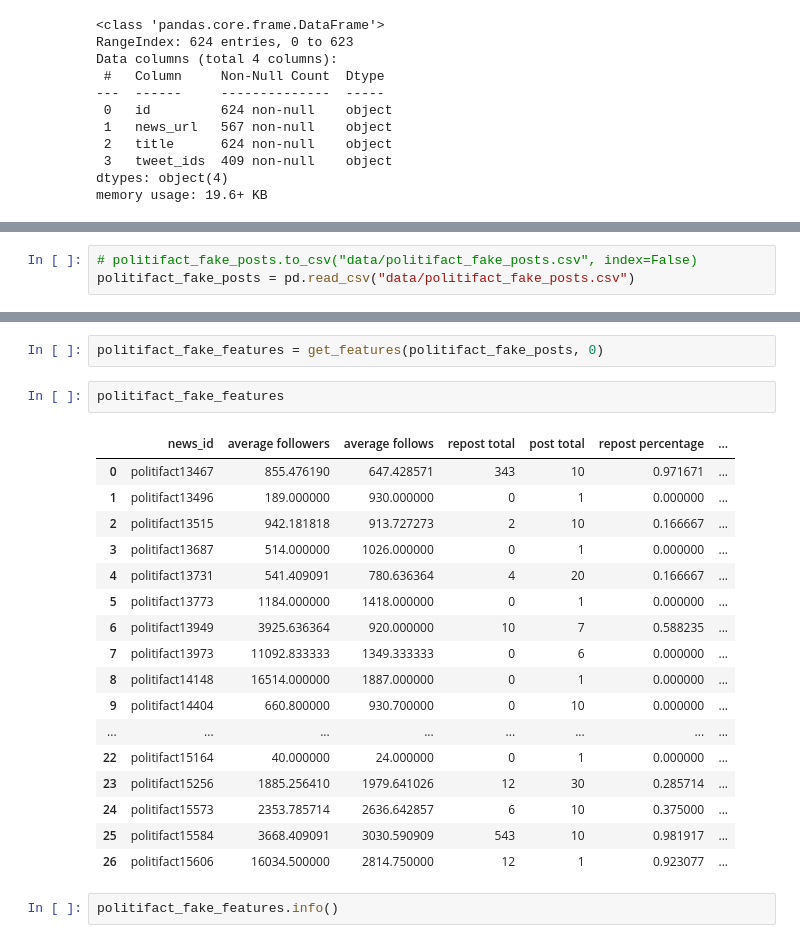
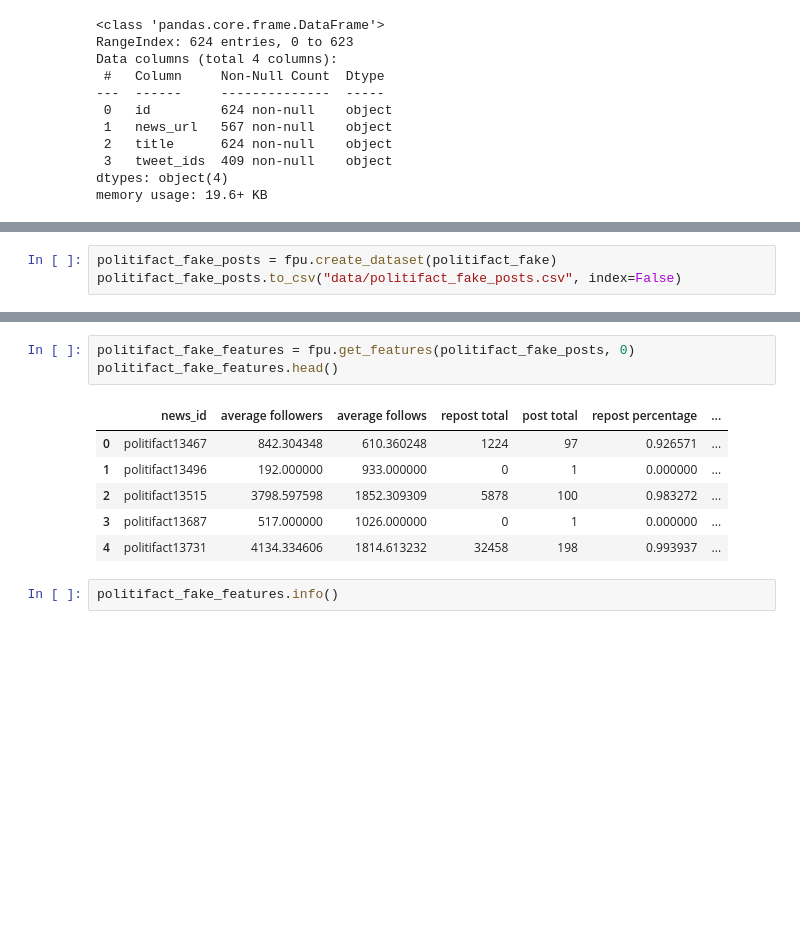
Before and after one commit to celdot/fake_news_bsky_detector, a Jupyter notebook: historical_features_pipeline.ipynb, the cells around one changed output, grey strips where cells are left out. Drawn from its saved outputs; the diff is of its cells as text; blank space fills up the shorter version.

Commit message:
create datasets with more posts

```diff
--- a/historical_features_pipeline.ipynb
+++ b/historical_features_pipeline.ipynb
@@ -185,3 +54,3 @@ memory usage: 19.6+ KB
 # %%
-# politifact_fake_posts.to_csv("data/politifact_fake_posts.csv", index=False)
-politifact_fake_posts = pd.read_csv("data/politifact_fake_posts.csv")
+politifact_fake_posts = fpu.create_dataset(politifact_fake)
+politifact_fake_posts.to_csv("data/politifact_fake_posts.csv", index=False)
@@ -302,25 +57,13 @@ def get_features(dataframe, label):
 # %%
-politifact_fake_features = get_features(politifact_fake_posts, 0)
+politifact_fake_features = fpu.get_features(politifact_fake_posts, 0)
+politifact_fake_features.head()
+# %% [output]
+|  | news_id | average followers | average follows | repost total | post total | repost percentage | ... |
+| 0 | politifact13467 | 842.304348 | 610.360248 | 1224 | 97 | 0.926571 | ... |
+| 1 | politifact13496 | 192.000000 | 933.000000 | 0 | 1 | 0.000000 | ... |
+| 2 | politifact13515 | 3798.597598 | 1852.309309 | 5878 | 100 | 0.983272 | ... |
+| 3 | politifact13687 | 517.000000 | 1026.000000 | 0 | 1 | 0.000000 | ... |
+| 4 | politifact13731 | 4134.334606 | 1814.613232 | 32458 | 198 | 0.993937 | ... |
-# %%
-politifact_fake_features
-# %% [output]
-|  | news_id | average followers | average follows | repost total | post total | repost percentage | ... |
-| 0 | politifact13467 | 855.476190 | 647.428571 | 343 | 10 | 0.971671 | ... |
-| 1 | politifact13496 | 189.000000 | 930.000000 | 0 | 1 | 0.000000 | ... |
-| 2 | politifact13515 | 942.181818 | 913.727273 | 2 | 10 | 0.166667 | ... |
-| 3 | politifact13687 | 514.000000 | 1026.000000 | 0 | 1 | 0.000000 | ... |
-| 4 | politifact13731 | 541.409091 | 780.636364 | 4 | 20 | 0.166667 | ... |
-| 5 | politifact13773 | 1184.000000 | 1418.000000 | 0 | 1 | 0.000000 | ... |
-| 6 | politifact13949 | 3925.636364 | 920.000000 | 10 | 7 | 0.588235 | ... |
-| 7 | politifact13973 | 11092.833333 | 1349.333333 | 0 | 6 | 0.000000 | ... |
-| 8 | politifact14148 | 16514.000000 | 1887.000000 | 0 | 1 | 0.000000 | ... |
-| 9 | politifact14404 | 660.800000 | 930.700000 | 0 | 10 | 0.000000 | ... |
-| ... | ... | ... | ... | ... | ... | ... | ... |
-| 22 | politifact15164 | 40.000000 | 24.000000 | 0 | 1 | 0.000000 | ... |
-| 23 | politifact15256 | 1885.256410 | 1979.641026 | 12 | 30 | 0.285714 | ... |
-| 24 | politifact15573 | 2353.785714 | 2636.642857 | 6 | 10 | 0.375000 | ... |
-| 25 | politifact15584 | 3668.409091 | 3030.590909 | 543 | 10 | 0.981917 | ... |
-| 26 | politifact15606 | 16034.500000 | 2814.750000 | 12 | 1 | 0.923077 | ... |
 # %%
 politifact_fake_features.info()
 # %% [output]
```
Also changed, not shown: parts of 39 cells of this notebook, 3 other files.
